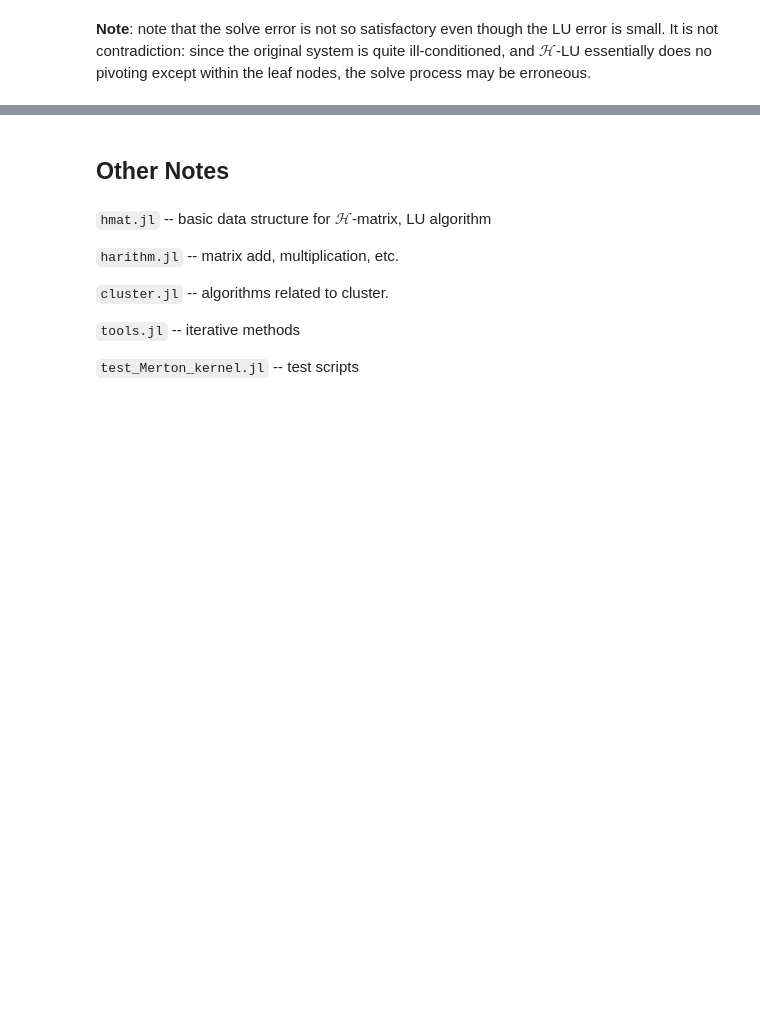
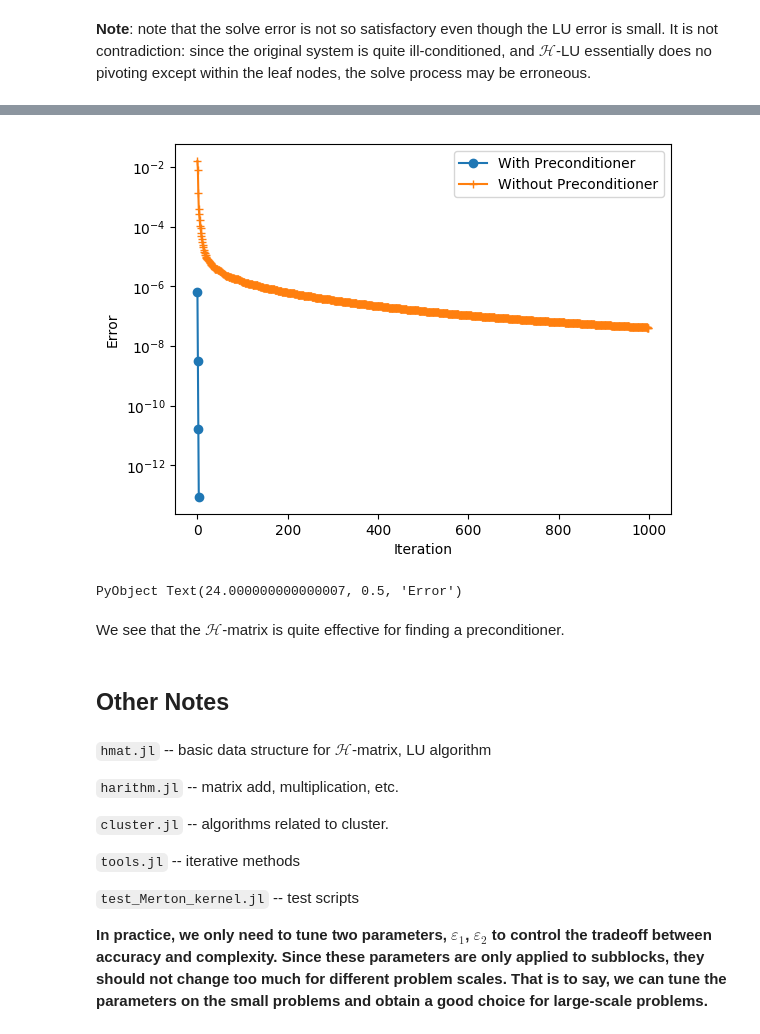
Before and after one commit to JuliaTagBot/Hmatrix.jl, a Jupyter notebook: tutorial-part1.ipynb, the cells around one changed output, grey strips where cells are left out. Drawn from its saved outputs; the diff is of its cells as text; code cells hidden in the pictures; blank space fills up the shorter version.

```diff
--- a/tutorial-part1.ipynb
+++ b/tutorial-part1.ipynb
@@ -250,3 +336,14 @@ PyObject Text(24.000000000000007, 0.5, 'Error')
+# %%
+semilogy(err2,"o-",label="With Preconditioner")
+semilogy(err1, "+-", label="Without Preconditioner")
+legend()
+xlabel("Iteration")
+ylabel("Error")
+# %% [output]
+[figure, added]
+PyObject Text(24.000000000000007, 0.5, 'Error')
+# %% [markdown]
+We see that the $\mathcal{H}$-matrix is quite effective for finding a preconditioner.
 # %% [markdown]
 ## Other Notes
 # %% [markdown]
@@ -259,3 +356,5 @@ PyObject Text(24.000000000000007, 0.5, 'Error')
 `tools.jl` -- iterative methods
 
 `test_Merton_kernel.jl` -- test scripts
+
+**In practice, we only need to tune two parameters, $\varepsilon_1$, $\varepsilon_2$ to control the tradeoff between accuracy and complexity. Since these parameters are only applied to subblocks, they should not change too much for different problem scales. That is to say, we can tune the parameters on the small problems and obtain a good choice for large-scale problems.**
```
Also changed, not shown: parts of 14 cells of this notebook, 8 other files.
